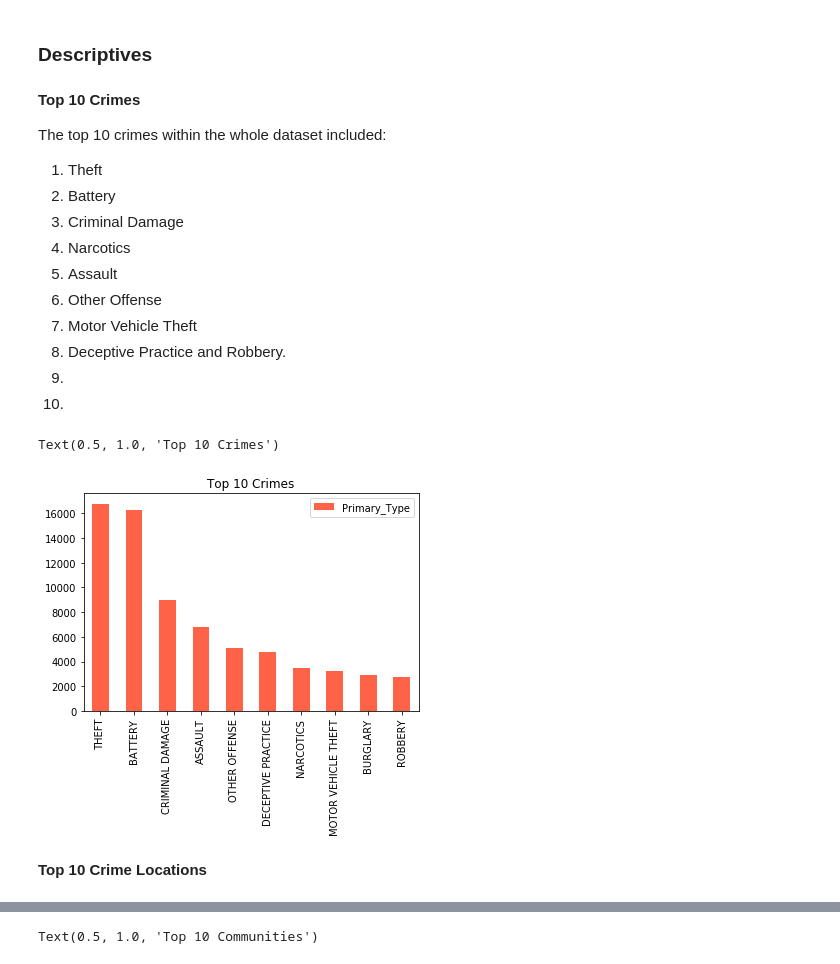
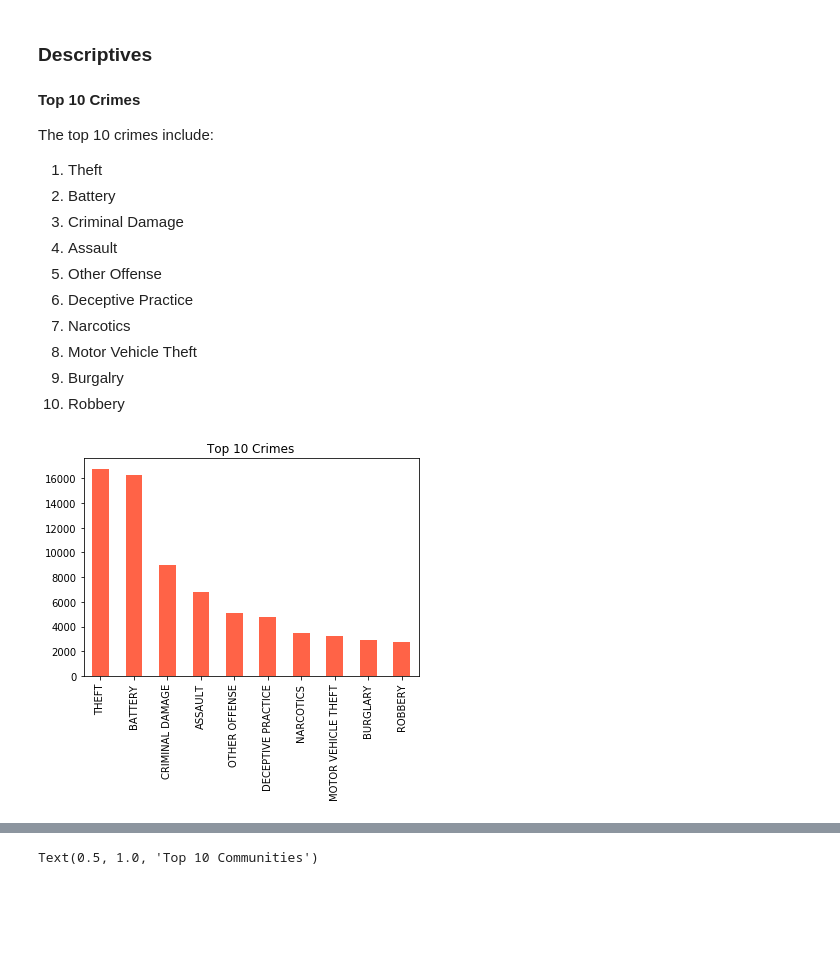
Before and after one commit to meghutch/Chicago_Crimes, a Jupyter notebook: Chicago_Crime_Analysis.ipynb, the cells around one changed output, grey strips where cells are left out. Cells and saved outputs as stored; diff of their text form; code cells hidden in the pictures; blank space fills up the shorter version.

```diff
--- a/Chicago_Crime_Analysis.ipynb
+++ b/Chicago_Crime_Analysis.ipynb
@@ -297,29 +287,27 @@ def hypertuning_fxn(X, y, nfolds, model , param_grid, scoring = 'roc_auc_ovo_wei
 # %% [markdown]
 **Top 10 Crimes**
 
-The top 10 crimes within the whole dataset included:
+The top 10 crimes include:
 
 1. Theft
 2. Battery
 3. Criminal Damage
-4. Narcotics
-5. Assault
-6. Other Offense
-7. Motor Vehicle Theft
-8. Deceptive Practice and Robbery.
-9.
-10.
+4. Assault
+5. Other Offense
+6. Deceptive Practice
+7. Narcotics
+8. Motor Vehicle Theft
+9. Burgalry
+10. Robbery
 # %%
 crime_df10 = crime_model.Primary_Type.value_counts()
 crime_df10 = crime_df10.head(10)
 
 crime_df10 = pd.DataFrame(crime_df10)
 
 plt1 = crime_df10.plot(kind="bar", color = "tomato")
 plt1.tick_params(axis="x", labelsize = 10, labelrotation = 90)
 plt1.set_title("Top 10 Crimes")
+plt1.get_legend().remove()
 # %% [output]
-Text(0.5, 1.0, 'Top 10 Crimes')
-[figure, old version]
+[figure, new version]
-# %% [markdown]
-**Top 10 Crime Locations**
```
Also changed, not shown: parts of 16 cells of this notebook.
